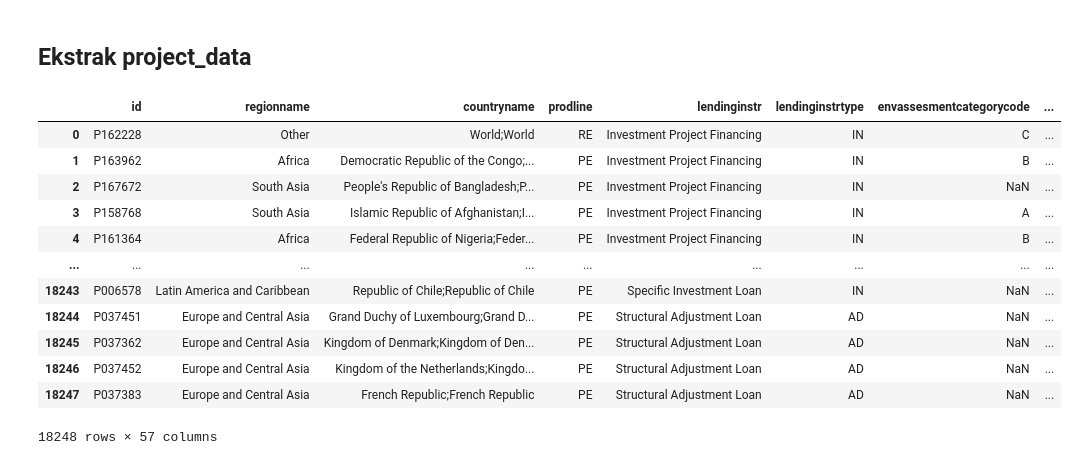
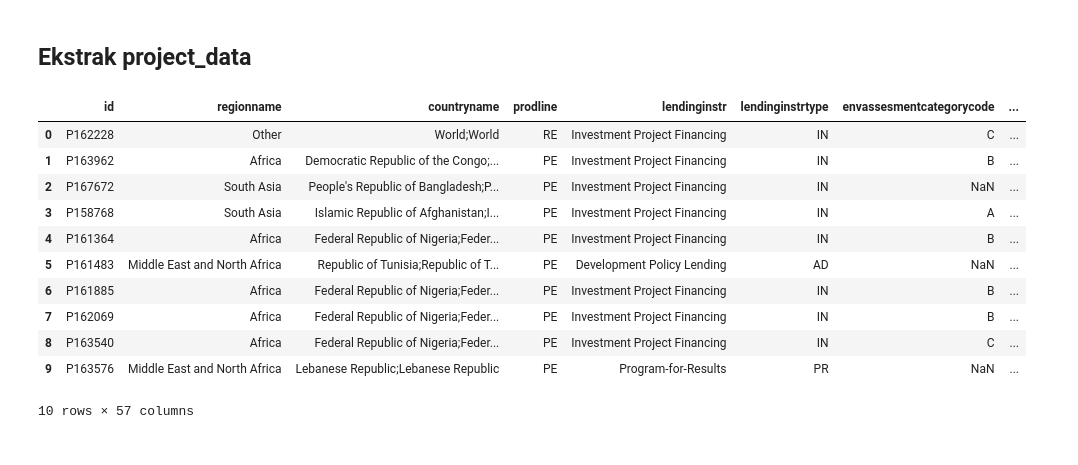
Before and after one commit to abdannsykr/DE_Mini-Project, a Jupyter notebook: ekstrack.ipynb, the cells around one changed output. Saved outputs shown, nothing was run; the diff lists cells and outputs as text; code cells hidden in the pictures.

Commit message:
Update project

```diff
--- a/ekstrack.ipynb
+++ b/ekstrack.ipynb
@@ -779,19 +817,18 @@ df = pd.read_csv('data_clean/clean_mystery_data.csv')
 # %% [markdown]
 ## Ekstrak project_data
 # %%
-project = pd.read_csv('data_source/projects_data.csv')
-project
+project = pd.read_csv('data_source/projects_data.csv', low_memory=False)
+project.head(10)
 # %% [output]
 |  | id | regionname | countryname | prodline | lendinginstr | lendinginstrtype | envassesmentcategorycode | ... |
 | 0 | P162228 | Other | World;World | RE | Investment Project Financing | IN | C | ... |
 | 1 | P163962 | Africa | Democratic Republic of the Congo;... | PE | Investment Project Financing | IN | B | ... |
 | 2 | P167672 | South Asia | People's Republic of Bangladesh;P... | PE | Investment Project Financing | IN | NaN | ... |
 | 3 | P158768 | South Asia | Islamic Republic of Afghanistan;I... | PE | Investment Project Financing | IN | A | ... |
 | 4 | P161364 | Africa | Federal Republic of Nigeria;Feder... | PE | Investment Project Financing | IN | B | ... |
-| ... | ... | ... | ... | ... | ... | ... | ... | ... |
-| 18243 | P006578 | Latin America and Caribbean | Republic of Chile;Republic of Chile | PE | Specific Investment Loan | IN | NaN | ... |
-| 18244 | P037451 | Europe and Central Asia | Grand Duchy of Luxembourg;Grand D... | PE | Structural Adjustment Loan | AD | NaN | ... |
-| 18245 | P037362 | Europe and Central Asia | Kingdom of Denmark;Kingdom of Den... | PE | Structural Adjustment Loan | AD | NaN | ... |
-| 18246 | P037452 | Europe and Central Asia | Kingdom of the Netherlands;Kingdo... | PE | Structural Adjustment Loan | AD | NaN | ... |
-| 18247 | P037383 | Europe and Central Asia | French Republic;French Republic | PE | Structural Adjustment Loan | AD | NaN | ... |
+| 5 | P161483 | Middle East and North Africa | Republic of Tunisia;Republic of T... | PE | Development Policy Lending | AD | NaN | ... |
+| 6 | P161885 | Africa | Federal Republic of Nigeria;Feder... | PE | Investment Project Financing | IN | B | ... |
+| 7 | P162069 | Africa | Federal Republic of Nigeria;Feder... | PE | Investment Project Financing | IN | B | ... |
+| 8 | P163540 | Africa | Federal Republic of Nigeria;Feder... | PE | Investment Project Financing | IN | C | ... |
+| 9 | P163576 | Middle East and North Africa | Lebanese Republic;Lebanese Republic | PE | Program-for-Results | PR | NaN | ... |
-18248 rows × 57 columns
+10 rows × 57 columns
```
Also changed, not shown: parts of 23 cells of this notebook, 4 other files.
